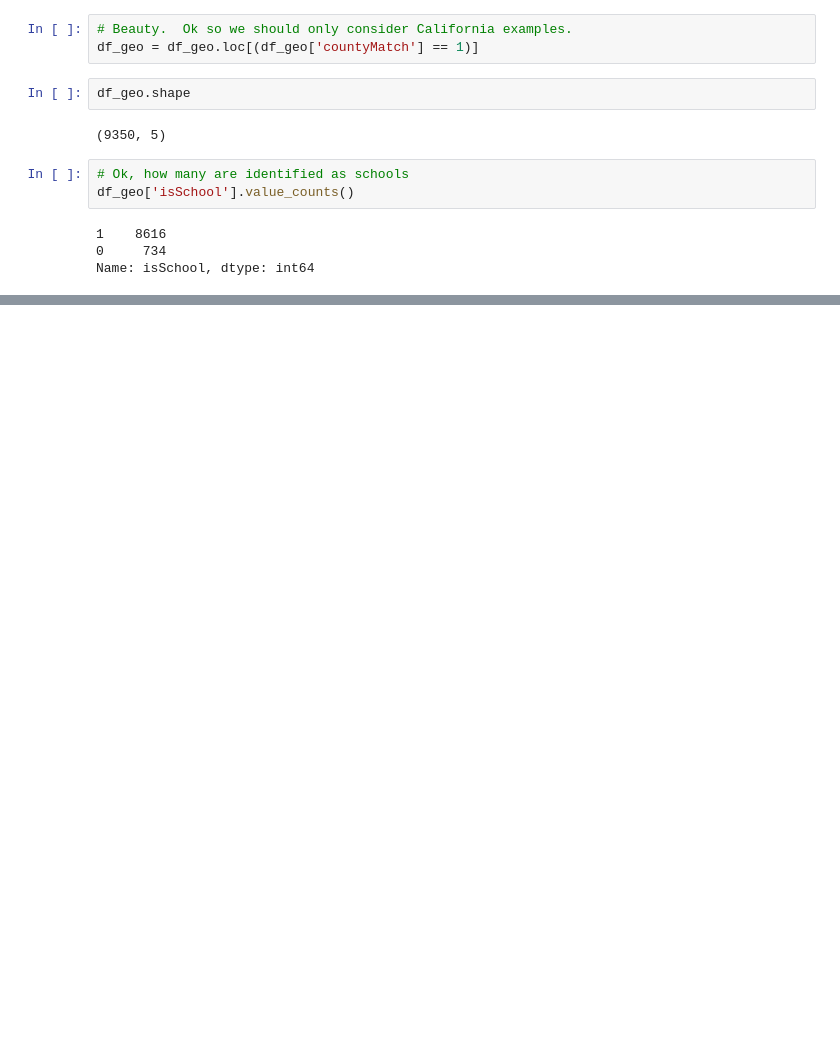
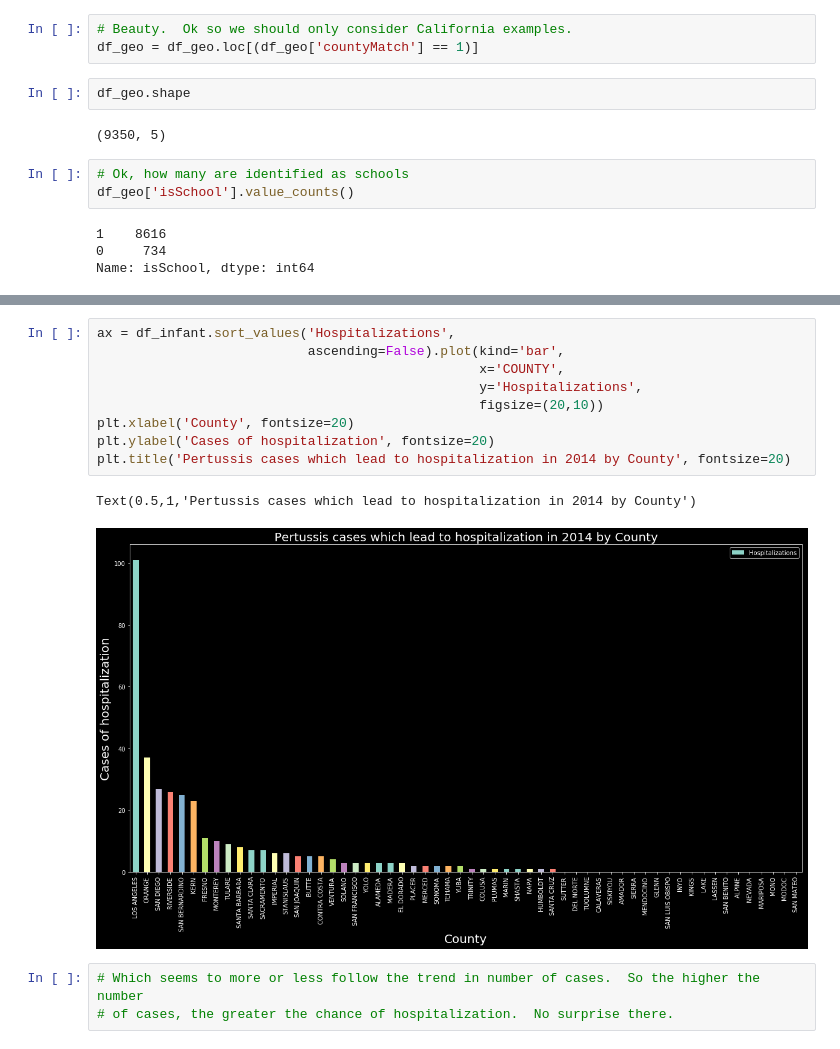
Before and after one commit to dokeeffe87/california_immunization_ds, a Jupyter notebook: eda.ipynb, the cells around one changed output, grey strips where cells are left out. Cells and saved outputs as stored; diff of their text form; blank space fills up the shorter version.

```diff
--- a/eda.ipynb
+++ b/eda.ipynb
@@ -290,0 +386,15 @@ See the caveats in the documentation: http://pandas.pydata.org/pandas-docs/stabl
+# %%
+ax = df_infant.sort_values('Hospitalizations',
+                           ascending=False).plot(kind='bar',
+                                                 x='COUNTY',
+                                                 y='Hospitalizations',
+                                                 figsize=(20,10))
+plt.xlabel('County', fontsize=20)
+plt.ylabel('Cases of hospitalization', fontsize=20)
+plt.title('Pertussis cases which lead to hospitalization in 2014 by County', fontsize=20)
+# %% [output]
+Text(0.5,1,'Pertussis cases which lead to hospitalization in 2014 by County')
+[figure, added]
+# %%
+# Which seems to more or less follow the trend in number of cases.  So the higher the number
+# of cases, the greater the chance of hospitalization.  No surprise there.
```
Also changed, not shown: parts of 39 cells of this notebook.
